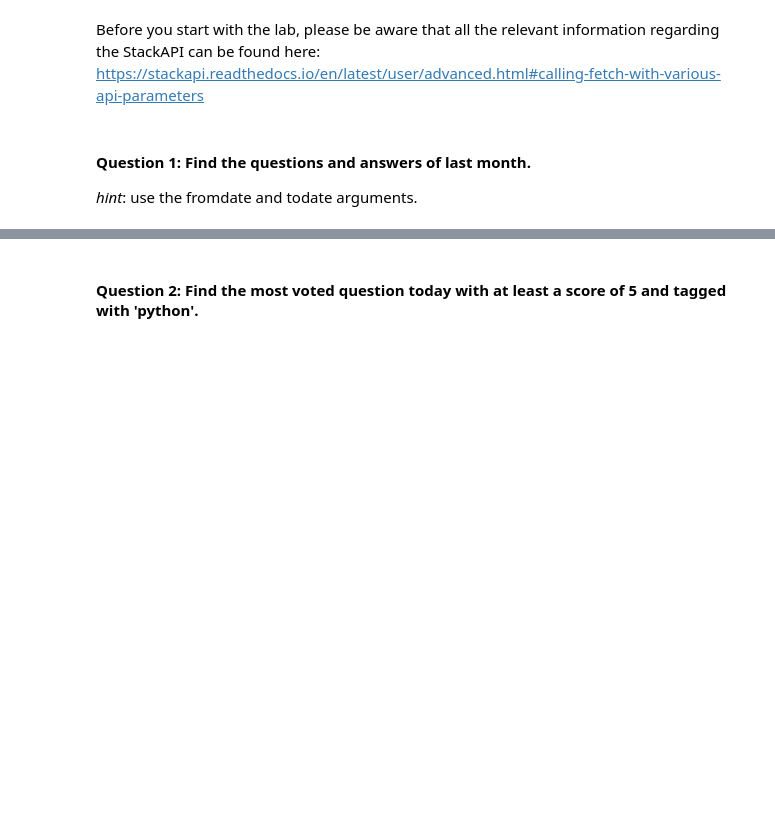
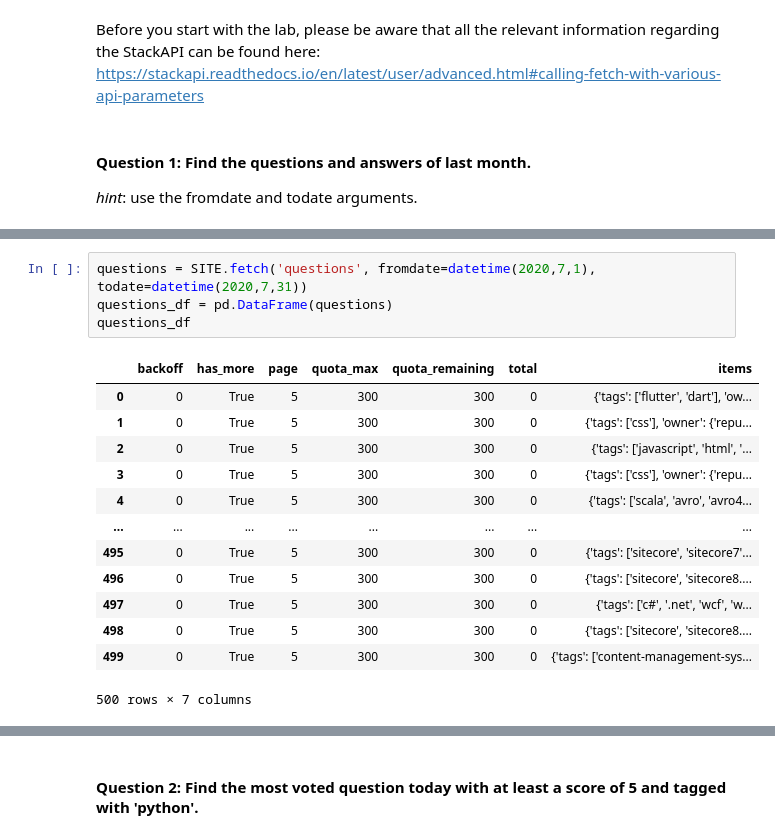
Before and after one commit to paoloironhack/data_analytics062020, a Jupyter notebook: labs/module_1/17_lab_stack_API/your-code/main.ipynb, the cells around one changed output, grey strips where cells are left out. Drawn from its saved outputs; the diff is of its cells as text; blank space fills up the shorter version.

```diff
--- a/labs/module_1/17_lab_stack_API/your-code/main.ipynb
+++ b/labs/module_1/17_lab_stack_API/your-code/main.ipynb
@@ -21,0 +57,18 @@ Before you start with the lab, please be aware that all the relevant information
+# %%
+questions = SITE.fetch('questions', fromdate=datetime(2020,7,1), todate=datetime(2020,7,31))
+questions_df = pd.DataFrame(questions)
+questions_df
+# %% [output]
+|  | backoff | has_more | page | quota_max | quota_remaining | total | items |
+| 0 | 0 | True | 5 | 300 | 300 | 0 | {'tags': ['flutter', 'dart'], 'ow... |
+| 1 | 0 | True | 5 | 300 | 300 | 0 | {'tags': ['css'], 'owner': {'repu... |
+| 2 | 0 | True | 5 | 300 | 300 | 0 | {'tags': ['javascript', 'html', '... |
+| 3 | 0 | True | 5 | 300 | 300 | 0 | {'tags': ['css'], 'owner': {'repu... |
+| 4 | 0 | True | 5 | 300 | 300 | 0 | {'tags': ['scala', 'avro', 'avro4... |
+| ... | ... | ... | ... | ... | ... | ... | ... |
+| 495 | 0 | True | 5 | 300 | 300 | 0 | {'tags': ['sitecore', 'sitecore7'... |
+| 496 | 0 | True | 5 | 300 | 300 | 0 | {'tags': ['sitecore', 'sitecore8.... |
+| 497 | 0 | True | 5 | 300 | 300 | 0 | {'tags': ['c#', '.net', 'wcf', 'w... |
+| 498 | 0 | True | 5 | 300 | 300 | 0 | {'tags': ['sitecore', 'sitecore8.... |
+| 499 | 0 | True | 5 | 300 | 300 | 0 | {'tags': ['content-management-sys... |
+500 rows × 7 columns
```
Also changed, not shown: parts of 20 cells of this notebook.
